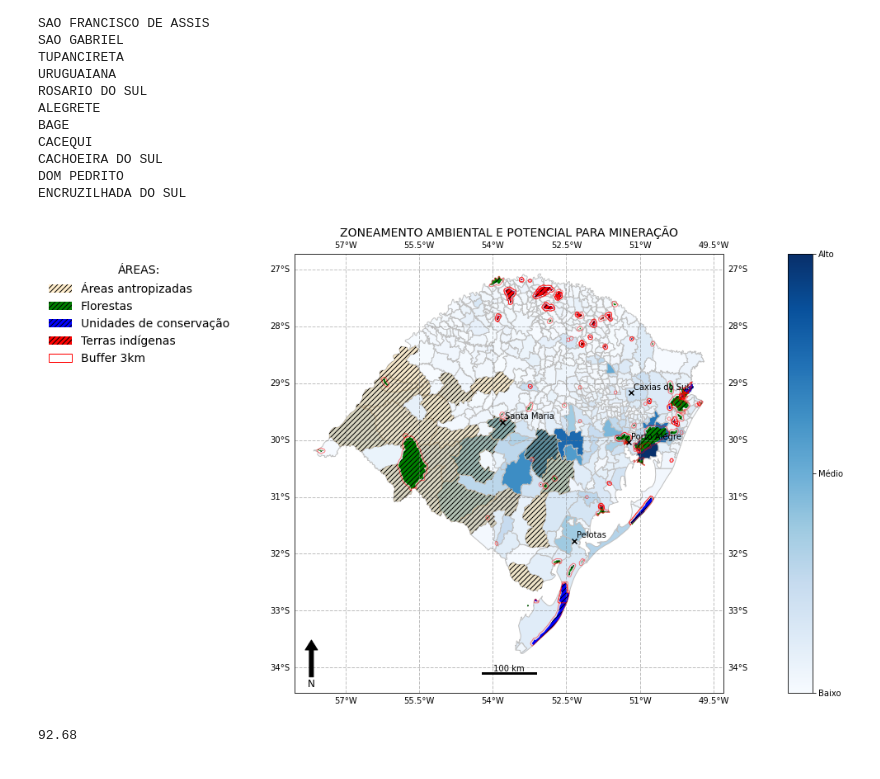
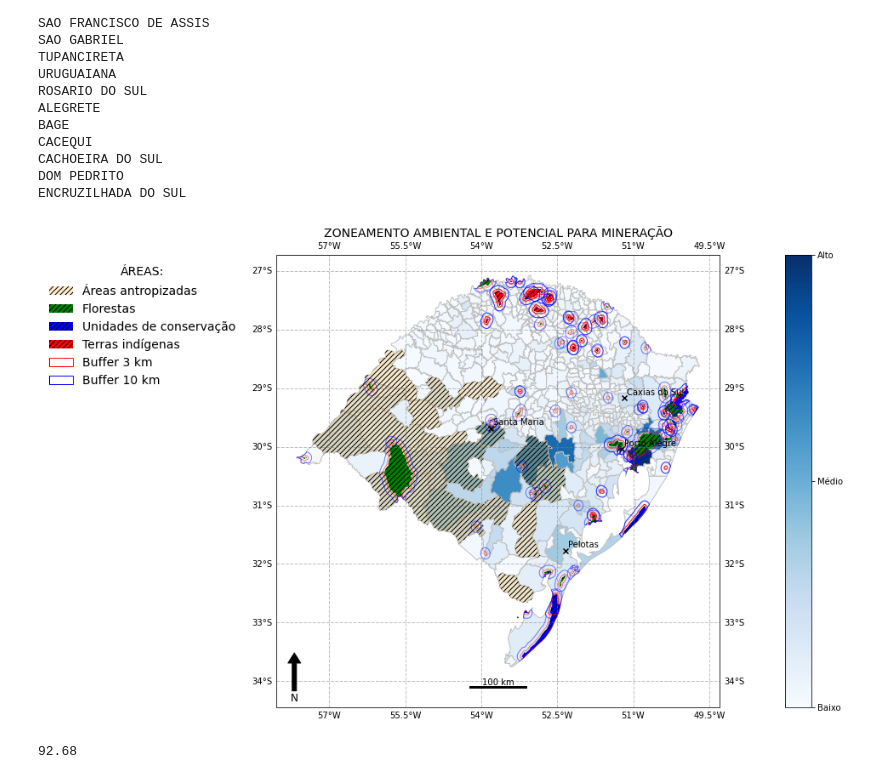
Before and after one commit to robertorolo/Mapas-minera-RS, a Jupyter notebook: ambiental estadual.ipynb, the cells around one changed output. Cells and saved outputs as stored; diff of their text form; code cells hidden in the pictures.

```diff
--- a/ambiental estadual.ipynb
+++ b/ambiental estadual.ipynb
@@ -162,7 +162,11 @@ o2 = geopandas.overlay(o1, b3, how='union')
 i1 = geopandas.overlay(b1, b2, how='intersection')
 i2 = geopandas.overlay(o1, b3, how='intersection')
 
+b10 = areas_amb_concat.buffer(buffer10, resolution=16)
+b10 = geopandas.GeoDataFrame(geometry=b10)
+
 overlay = geopandas.overlay(rs, o2, how='intersection')
+overlay2 = geopandas.overlay(rs, b10, how='intersection')
 # %%
 sigmine = geopandas.read_file("RS/RS.shp")
 sigmine = sigmine.to_crs({'init': epsg})
@@ -212,36 +216,41 @@ alpha=[0.2,1,1,1,]
 
 hand = []
 for i, a in enumerate(areas_amb):
     a.plot(ax=ax, color = colors[i], hatch='////', alpha=alpha[i])
 
     h = mpatches.Patch(facecolor=colors[i],alpha=alpha[i],hatch='////',label=label[i])
     hand.append(h)
 
-h = mpatches.Patch(facecolor='white',alpha=1, edgecolor='red', label='Buffer 3km')
+h = mpatches.Patch(facecolor='white',alpha=1, edgecolor='red', label='Buffer 3 km')
 hand.append(h)
 
-lgd1 = plt.legend(handles = hand, bbox_to_anchor=(-22, 1), edgecolor = 'white', fontsize='14', title='ÁREAS:', title_fontsize='14', loc='upper right')
+h = mpatches.Patch(facecolor='white',alpha=1, edgecolor='blue', label='Buffer 10 km')
+hand.append(h)
+
+lgd1 = plt.legend(handles = hand, bbox_to_anchor=(-21, 1), edgecolor = 'white', fontsize='14', title='ÁREAS:', title_fontsize='14', loc='upper right')
 
 overlay.plot(ax=ax, facecolor=(0,0,0,0), edgecolor=(1,0,0,0.5))
+overlay2.plot(ax=ax, facecolor=(0,0,0,0), edgecolor=(0,0,1,0.5))
+
 
 
 scale_bar(ax, 100, location=(0.5,0.01))
 
 gl = ax.gridlines(crs=ccrs.PlateCarree(), draw_labels=True, linewidth=1, color='gray', alpha=0.5, linestyle='--')
 
 x, y, arrow_length = 0.04, 0.12, 0.1
 ax.annotate('N', xy=(x, y), xytext=(x, y-arrow_length),
 arrowprops=dict(facecolor='black', width=5, headwidth=15),
 ha='center', va='center', fontsize=12,
 xycoords=ax.transAxes)
 
 plot_municipios(municipios, lista_municipio, ax, c='black', delta=0.05)
 
 ax.set_title('ZONEAMENTO AMBIENTAL E POTENCIAL PARA MINERAÇÃO', loc='center', fontsize='14')
 
 plt.savefig("imagens/ambiental.png", bbox_inches='tight', facecolor='white', dpi = 300, bbox_extra_artists=([ax, lgd1]))
 # %% [output]
-[figure, old version]
+[figure, new version]
 # %%
 a_rs = rs.area
 a_buffers = overlay.area
```
